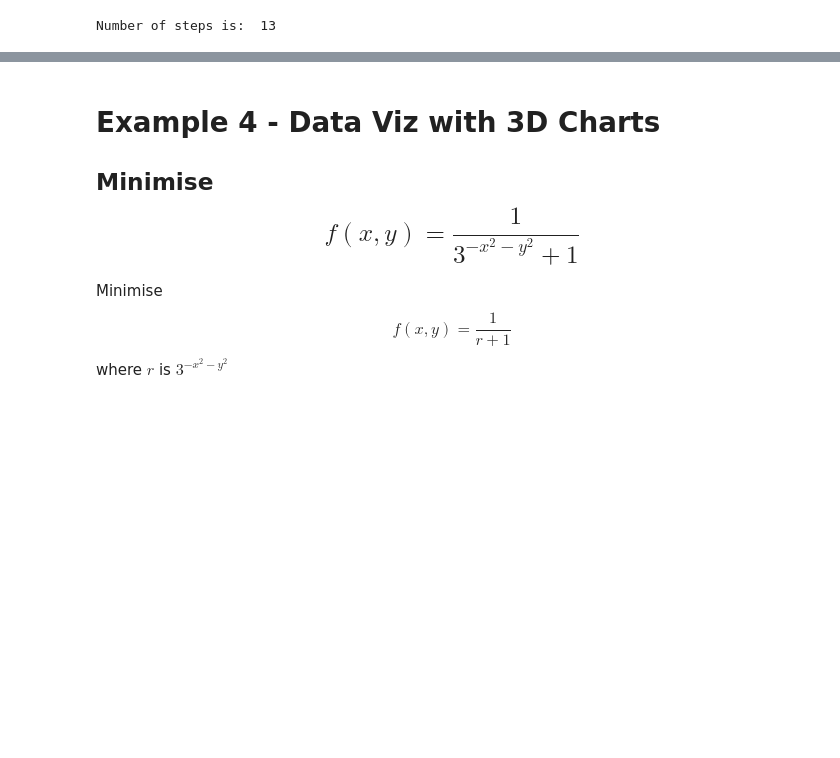
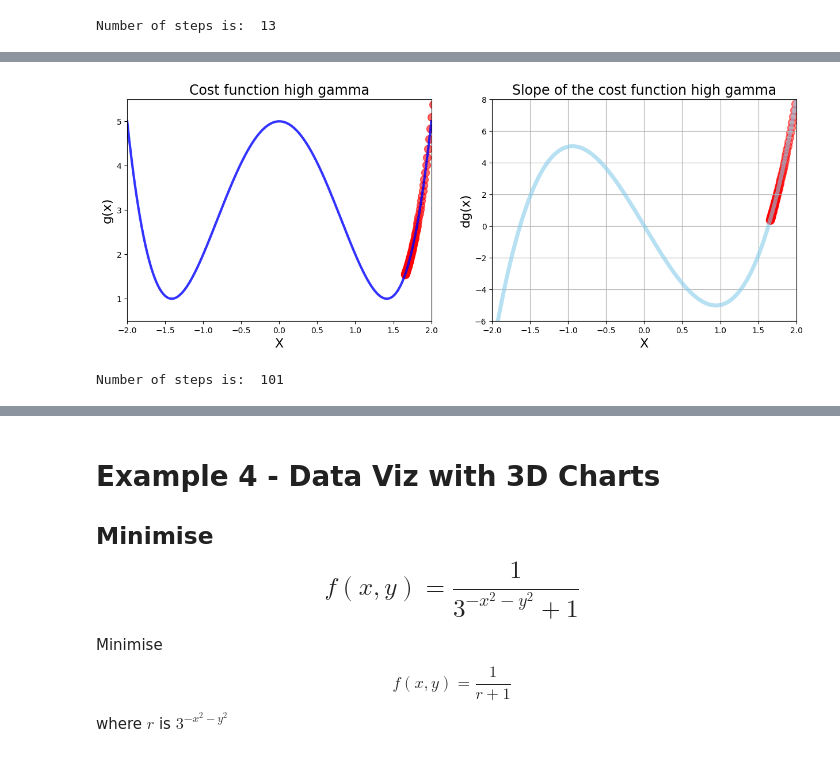
Before and after one commit to vanshnawander/colab_notebooks_aiml, a Jupyter notebook: AIML_Project_Module_4.ipynb, the cells around one changed output, grey strips where cells are left out. Drawn from its saved outputs; the diff is of its cells as text; code cells hidden in the pictures; blank space fills up the shorter version.

```diff
--- a/AIML_Project_Module_4.ipynb
+++ b/AIML_Project_Module_4.ipynb
@@ -463,0 +534,36 @@ low_gamma[0],mid_gamma[0],high_gamma[0],insane_gamma[0]
+# %%
+## TASK-7 : Plot reduction in cost for each iteration
+plt.figure(figsize=[15, 5])
+
+# 1 Chart: Cost function
+plt.subplot(1, 2, 1)
+
+plt.xlim(-2, 2)
+plt.ylim(0.5, 5.5)
+
+plt.title('Cost function high gamma', fontsize=17)
+plt.xlabel('X', fontsize=16)
+plt.ylabel('g(x)', fontsize=16)
+
+plt.plot(x_2, g(x_2), color='blue', linewidth=3, alpha=0.8)
+plt.scatter(high_gamma[1], g(np.array(high_gamma[1])), color='red', s=100, alpha=0.6)
+
+# 2 Chart: Derivative
+plt.subplot(1, 2, 2)
+
+plt.title('Slope of the cost function high gamma', fontsize=17)
+plt.xlabel('X', fontsize=16)
+plt.ylabel('dg(x)', fontsize=16)
+plt.grid()
+plt.xlim(-2, 2)
+plt.ylim(-6, 8)
+
+plt.plot(x_2, dg(x_2), color='skyblue', linewidth=5, alpha=0.6)
+plt.scatter(high_gamma[1], high_gamma[2], color='red', s=100, alpha=0.5)
+
+plt.show()
+
+print('Number of steps is: ', len(high_gamma[1]))
+# %% [output]
+[figure, added]
+Number of steps is:  101
```
Also changed, not shown: parts of 20 cells of this notebook.
